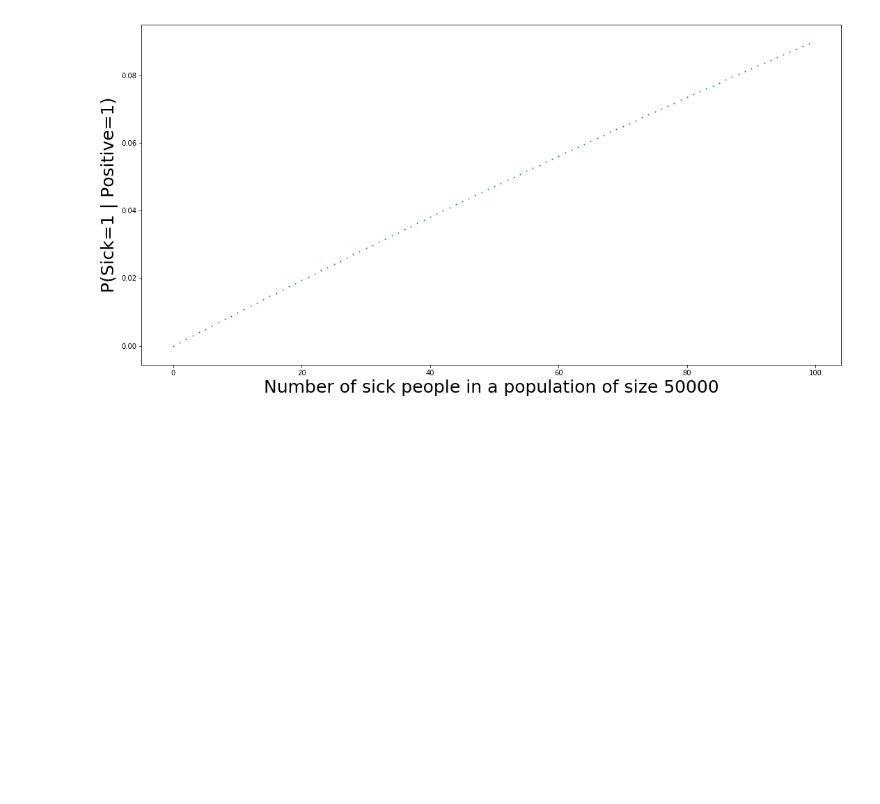
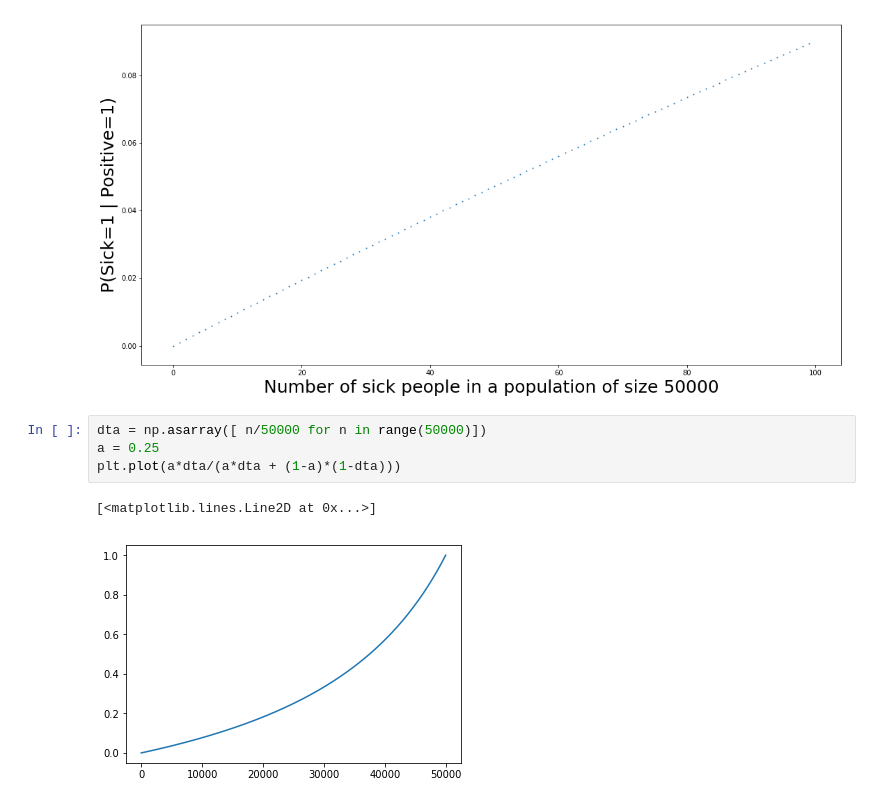
Before and after one commit to eemkos/probabilistic_ml, a Jupyter notebook: lab1/Demo_ex_3.ipynb, the cells around one changed output. Cells and saved outputs as stored; diff of their text form; blank space fills up the shorter version.

```diff
--- a/lab1/Demo_ex_3.ipynb
+++ b/lab1/Demo_ex_3.ipynb
@@ -175,3 +175,10 @@ plt.scatter(nbs_sick[:100], res[:100], s=1)
 plt.show()
 # %% [output]
 [figure]
+# %%
+dta = np.asarray([ n/50000 for n in range(50000)])
+a = 0.25
+plt.plot(a*dta/(a*dta + (1-a)*(1-dta)))
+# %% [output]
+[<matplotlib.lines.Line2D at 0x...>]
+[figure, added]
```
Also changed, not shown: parts of 4 cells of this notebook, 11 other files.
